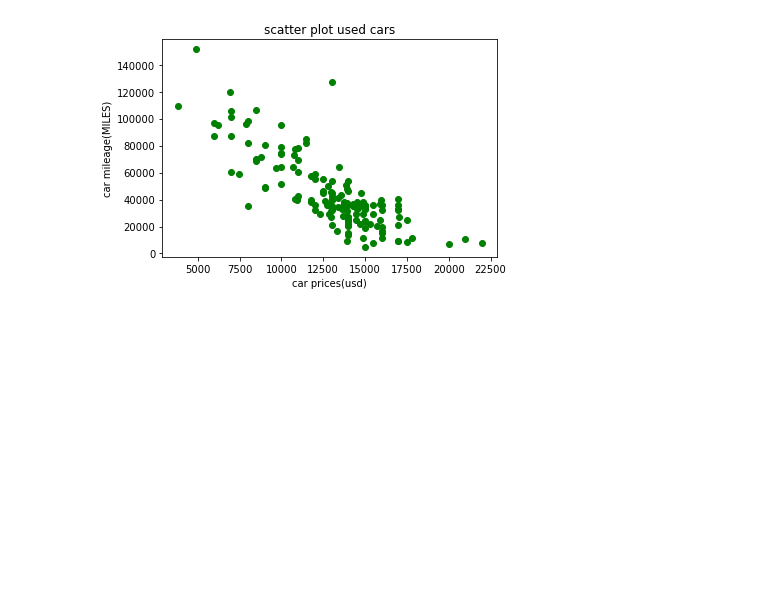
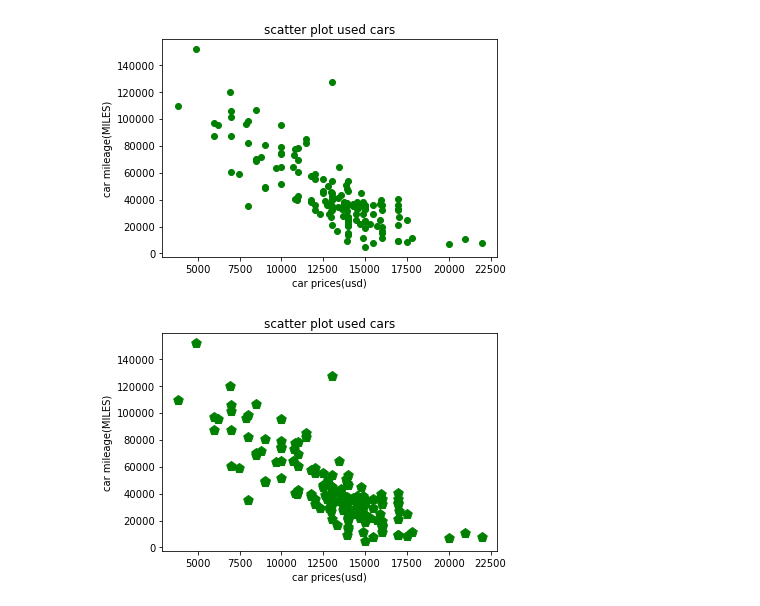
Before and after one commit to Roma123456789/machine_learning_pratice, a Jupyter notebook: Python Data Visualization.ipynb, the cells around one changed output. Drawn from its saved outputs; the diff is of its cells as text; code cells hidden in the pictures; blank space fills up the shorter version.

```diff
--- a/Python Data Visualization.ipynb
+++ b/Python Data Visualization.ipynb
@@ -50,3 +51,12 @@ plt.title('scatter plot used cars')
 plt.show()
 # %% [output]
 [figure]
+# %%
+# USING MARKER =V OR P OR O,H FOR SHAPE AND S FOR SIZE
+plt.scatter(x='price',y='mileage',data=cars,c='Green',marker='p',s=100)
+plt.xlabel('car prices(usd)')
+plt.ylabel('car mileage(MILES)')
+plt.title('scatter plot used cars')
+plt.show()
+# %% [output]
+[figure, added]
```
Also changed, not shown: parts of 16 cells of this notebook, 1 other file.
